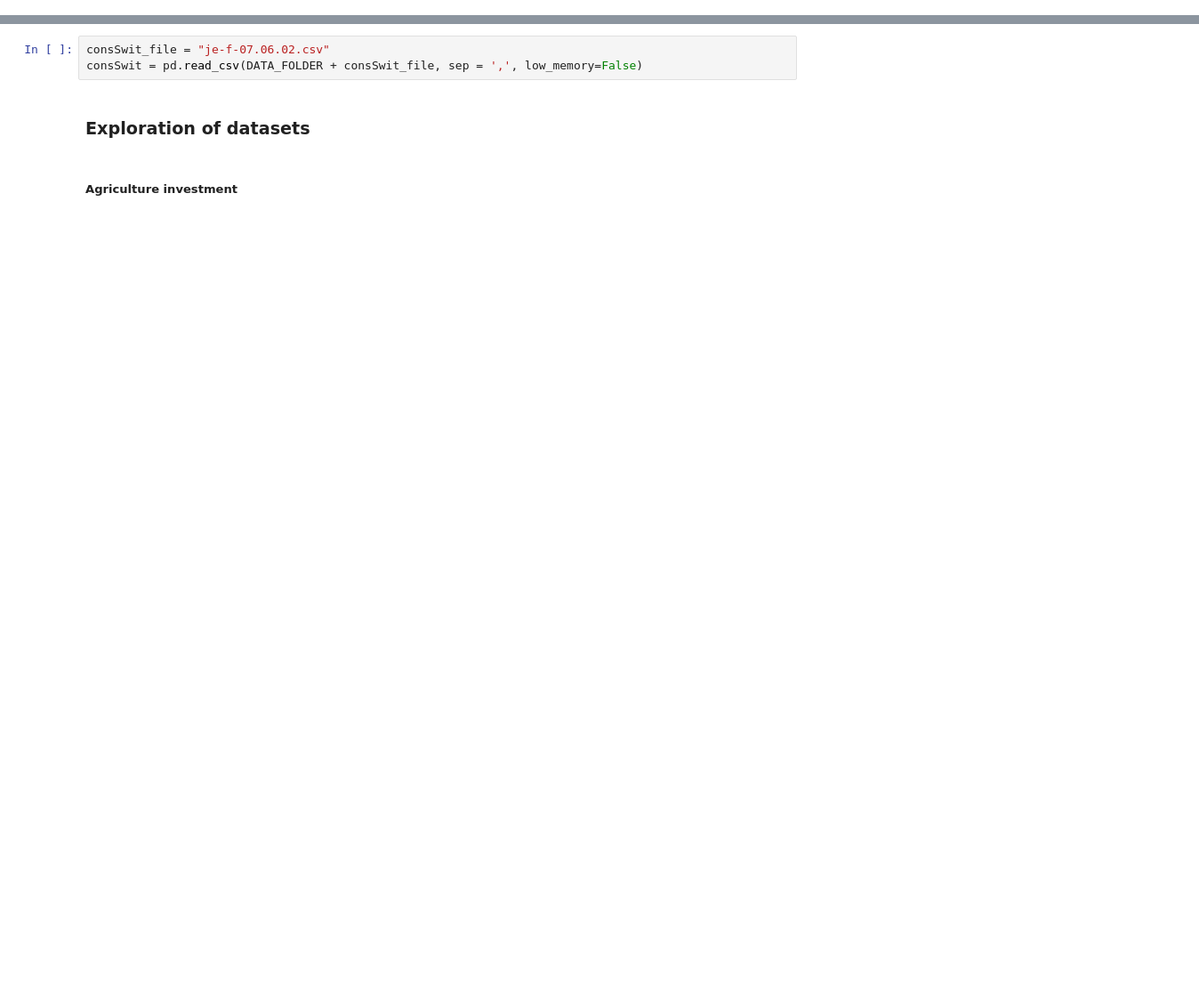
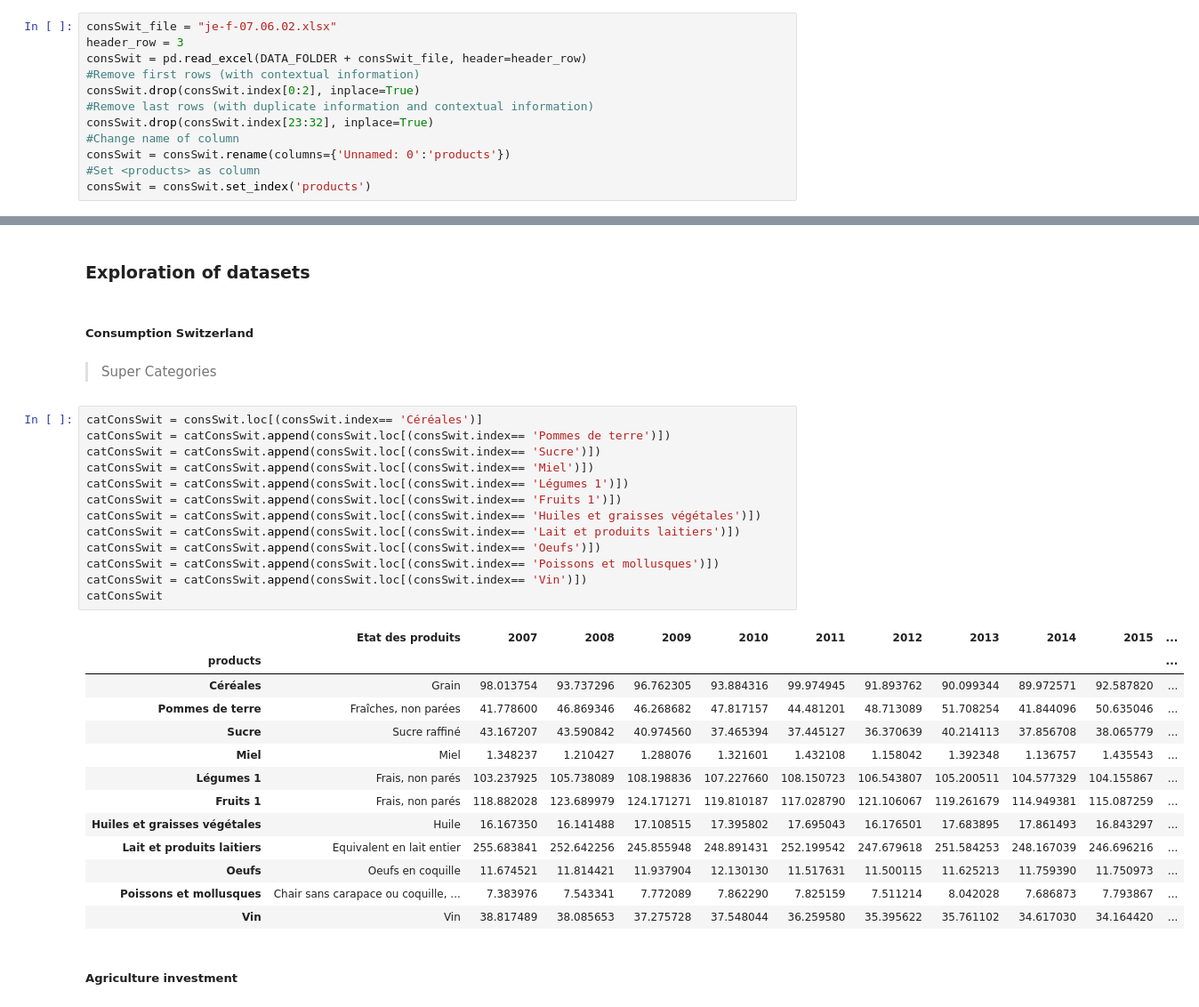
Before and after one commit to MrymZakani/ADA, a Jupyter notebook: LocalConsOverTime.ipynb, the cells around one changed output, grey strips where cells are left out. Shown at 89% size. Drawn from its saved outputs; the diff is of its cells as text; blank space fills up the shorter version.

Commit message:
Read second dataset

```diff
--- a/LocalConsOverTime.ipynb
+++ b/LocalConsOverTime.ipynb
@@ -22,6 +22,18 @@ DATA_FOLDER = './data/'
 # %%
 openfood_file = "en.openfoodfacts.org.products.csv"
 openfood = pd.read_csv(DATA_FOLDER + openfood_file, sep = '\t', low_memory=False)
+# %%
+consSwit_file = "je-f-07.06.02.xlsx"
+header_row = 3
+consSwit = pd.read_excel(DATA_FOLDER + consSwit_file, header=header_row)
+#Remove first rows (with contextual information)
+consSwit.drop(consSwit.index[0:2], inplace=True)
+#Remove last rows (with duplicate information and contextual information)
+consSwit.drop(consSwit.index[23:32], inplace=True)
+#Change name of column
+consSwit = consSwit.rename(columns={'Unnamed: 0':'products'})
+#Set <products> as column
+consSwit = consSwit.set_index('products')
 # %%
 invAgr_file = "je-f-07.02.03.02.04.xlsx"
 header_row = 2
@@ -34,7 +48,35 @@ invAgr = invAgr.set_index('Unnamed: 0')
-# %%
-consSwit_file = "je-f-07.06.02.csv"
-consSwit = pd.read_csv(DATA_FOLDER + consSwit_file, sep = ',', low_memory=False)
 # %% [markdown]
 ### Exploration of datasets
+# %% [markdown]
+##### Consumption Switzerland
+# %% [markdown]
+> Super Categories
+# %%
+catConsSwit = consSwit.loc[(consSwit.index== 'Céréales')]
+catConsSwit = catConsSwit.append(consSwit.loc[(consSwit.index== 'Pommes de terre')])
+catConsSwit = catConsSwit.append(consSwit.loc[(consSwit.index== 'Sucre')])
+catConsSwit = catConsSwit.append(consSwit.loc[(consSwit.index== 'Miel')])
+catConsSwit = catConsSwit.append(consSwit.loc[(consSwit.index== 'Légumes 1')])
+catConsSwit = catConsSwit.append(consSwit.loc[(consSwit.index== 'Fruits 1')])
+catConsSwit = catConsSwit.append(consSwit.loc[(consSwit.index== 'Huiles et graisses végétales')])
+catConsSwit = catConsSwit.append(consSwit.loc[(consSwit.index== 'Lait et produits laitiers')])
+catConsSwit = catConsSwit.append(consSwit.loc[(consSwit.index== 'Oeufs')])
+catConsSwit = catConsSwit.append(consSwit.loc[(consSwit.index== 'Poissons et mollusques')])
+catConsSwit = catConsSwit.append(consSwit.loc[(consSwit.index== 'Vin')])
+catConsSwit
+# %% [output]
+|  | Etat des produits | 2007 | 2008 | 2009 | 2010 | 2011 | 2012 | 2013 | 2014 | 2015 | ... |
+| products |  |  |  |  |  |  |  |  |  |  | ... |
+| Céréales | Grain | 98.013754 | 93.737296 | 96.762305 | 93.884316 | 99.974945 | 91.893762 | 90.099344 | 89.972571 | 92.587820 | ... |
+| Pommes de terre | Fraîches, non parées | 41.778600 | 46.869346 | 46.268682 | 47.817157 | 44.481201 | 48.713089 | 51.708254 | 41.844096 | 50.635046 | ... |
+| Sucre | Sucre raffiné | 43.167207 | 43.590842 | 40.974560 | 37.465394 | 37.445127 | 36.370639 | 40.214113 | 37.856708 | 38.065779 | ... |
+| Miel | Miel | 1.348237 | 1.210427 | 1.288076 | 1.321601 | 1.432108 | 1.158042 | 1.392348 | 1.136757 | 1.435543 | ... |
+| Légumes 1 | Frais, non parés | 103.237925 | 105.738089 | 108.198836 | 107.227660 | 108.150723 | 106.543807 | 105.200511 | 104.577329 | 104.155867 | ... |
+| Fruits 1 | Frais, non parés | 118.882028 | 123.689979 | 124.171271 | 119.810187 | 117.028790 | 121.106067 | 119.261679 | 114.949381 | 115.087259 | ... |
+| Huiles et graisses végétales | Huile | 16.167350 | 16.141488 | 17.108515 | 17.395802 | 17.695043 | 16.176501 | 17.683895 | 17.861493 | 16.843297 | ... |
+| Lait et produits laitiers | Equivalent en lait entier | 255.683841 | 252.642256 | 245.855948 | 248.891431 | 252.199542 | 247.679618 | 251.584253 | 248.167039 | 246.696216 | ... |
+| Oeufs | Oeufs en coquille | 11.674521 | 11.814421 | 11.937904 | 12.130130 | 11.517631 | 11.500115 | 11.625213 | 11.759390 | 11.750973 | ... |
+| Poissons et mollusques | Chair sans carapace ou coquille, ... | 7.383976 | 7.543341 | 7.772089 | 7.862290 | 7.825159 | 7.511214 | 8.042028 | 7.686873 | 7.793867 | ... |
+| Vin | Vin | 38.817489 | 38.085653 | 37.275728 | 37.548044 | 36.259580 | 35.395622 | 35.761102 | 34.617030 | 34.164420 | ... |
 # %% [markdown]
 ##### Agriculture investment
```
Also changed, not shown: parts of 5 cells of this notebook.
